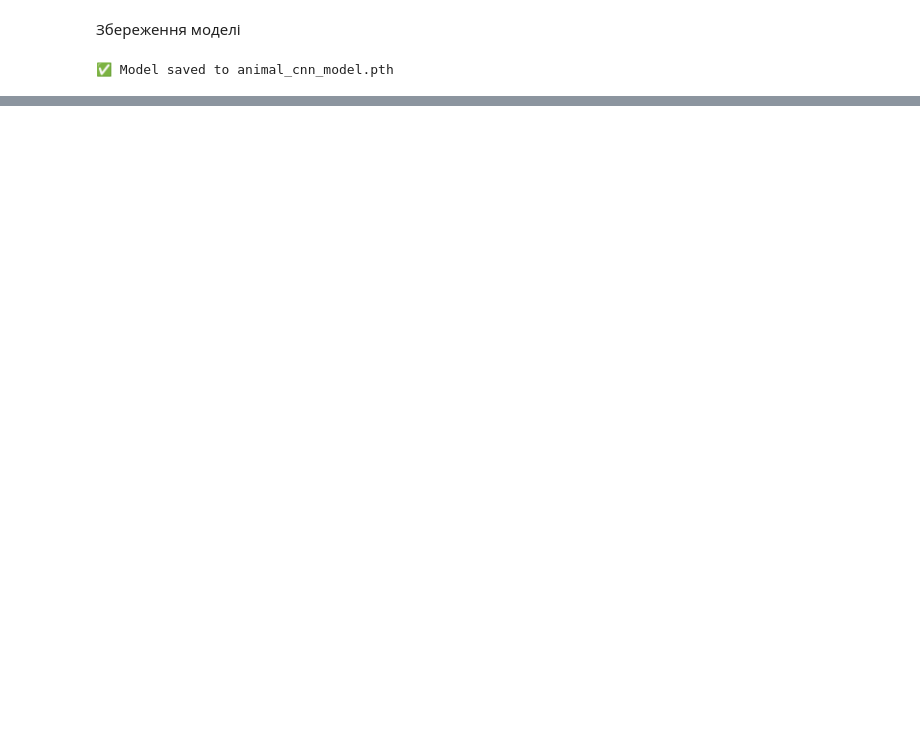
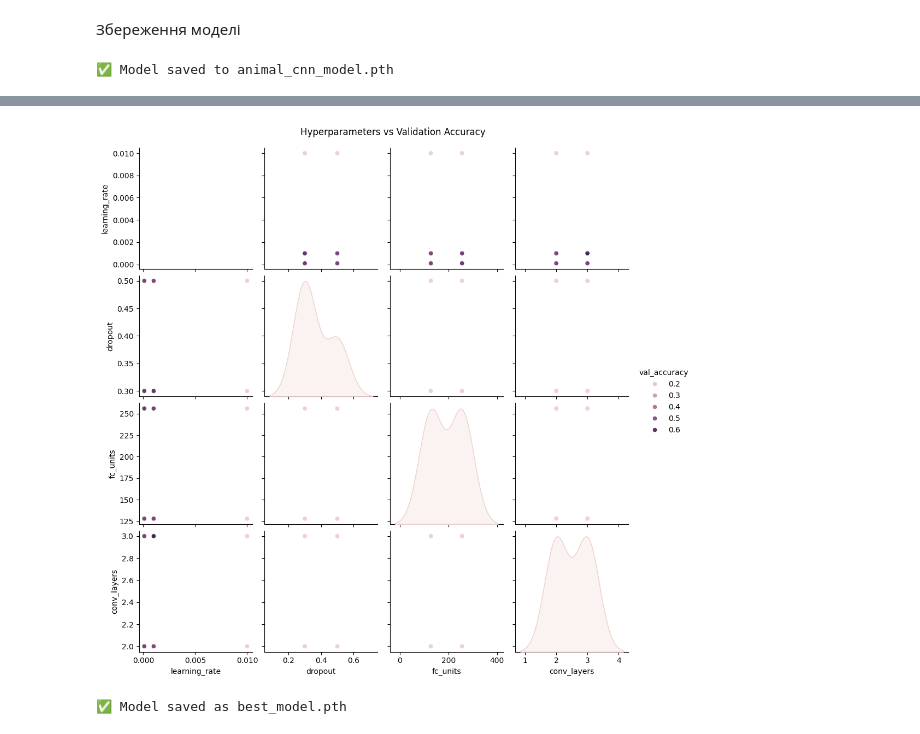
Before and after one commit to lesnich/animals10-cnn, a Jupyter notebook: cnn.ipynb, the cells around one changed output, grey strips where cells are left out. Saved outputs shown, nothing was run; the diff lists cells and outputs as text; code cells hidden in the pictures; blank space fills up the shorter version.

```diff
--- a/cnn.ipynb
+++ b/cnn.ipynb
@@ -463,0 +477,34 @@ print("✅ Model saved to animal_cnn_model.pth")
+# %%
+# Function that builds a CNN model with flexible hyperparameters
+class CustomCNN(nn.Module):
+    def __init__(self, num_conv_layers=3, fc_units=256, dropout_rate=0.5):
+        super(CustomCNN, self).__init__()
+
+        layers = []
+        in_channels = 3
+        channels = [32, 64, 128][:num_conv_layers]
+
+        for out_channels in channels:
+            layers.append(nn.Conv2d(in_channels, out_channels, kernel_size=3, padding=1))
+            layers.append(nn.ReLU())
+            layers.append(nn.MaxPool2d(2, 2))
+            in_channels = out_channels
+
+        self.conv = nn.Sequential(*layers)
+
+        # Dummy input to calculate output size
+        with torch.no_grad():
+            dummy_input = torch.zeros(1, 3, 128, 128)
+            conv_output = self.conv(dummy_input)
+            self.flat_size = conv_output.view(1, -1).size(1)
+
+        self.fc1 = nn.Linear(self.flat_size, fc_units)
+        self.dropout = nn.Dropout(dropout_rate)
+        self.fc2 = nn.Linear(fc_units, 10)
+
+    def forward(self, x):
+        x = self.conv(x)
+        x = x.view(x.size(0), -1)
+        x = F.relu(self.fc1(x))
+        x = self.dropout(x)
+        return self.fc2(x)
@@ -463,0 +853,15 @@ print("✅ Model saved to animal_cnn_model.pth")
+# %%
+# Pairplot to visualize hyperparameter impact
+import seaborn as sns
+
+sns.pairplot(results_df, hue='val_accuracy', vars=["learning_rate", "dropout", "fc_units", "conv_layers"])
+plt.suptitle("Hyperparameters vs Validation Accuracy", y=1.02)
+plt.show()
+# %% [output]
+[figure, added]
+# %%
+# Save the final trained model to file
+torch.save(model.state_dict(), "best_model.pth")
+print("✅ Model saved as best_model.pth")
+# %% [output]
+✅ Model saved as best_model.pth
```
Also changed, not shown: parts of 20 cells of this notebook, 1 other file.
